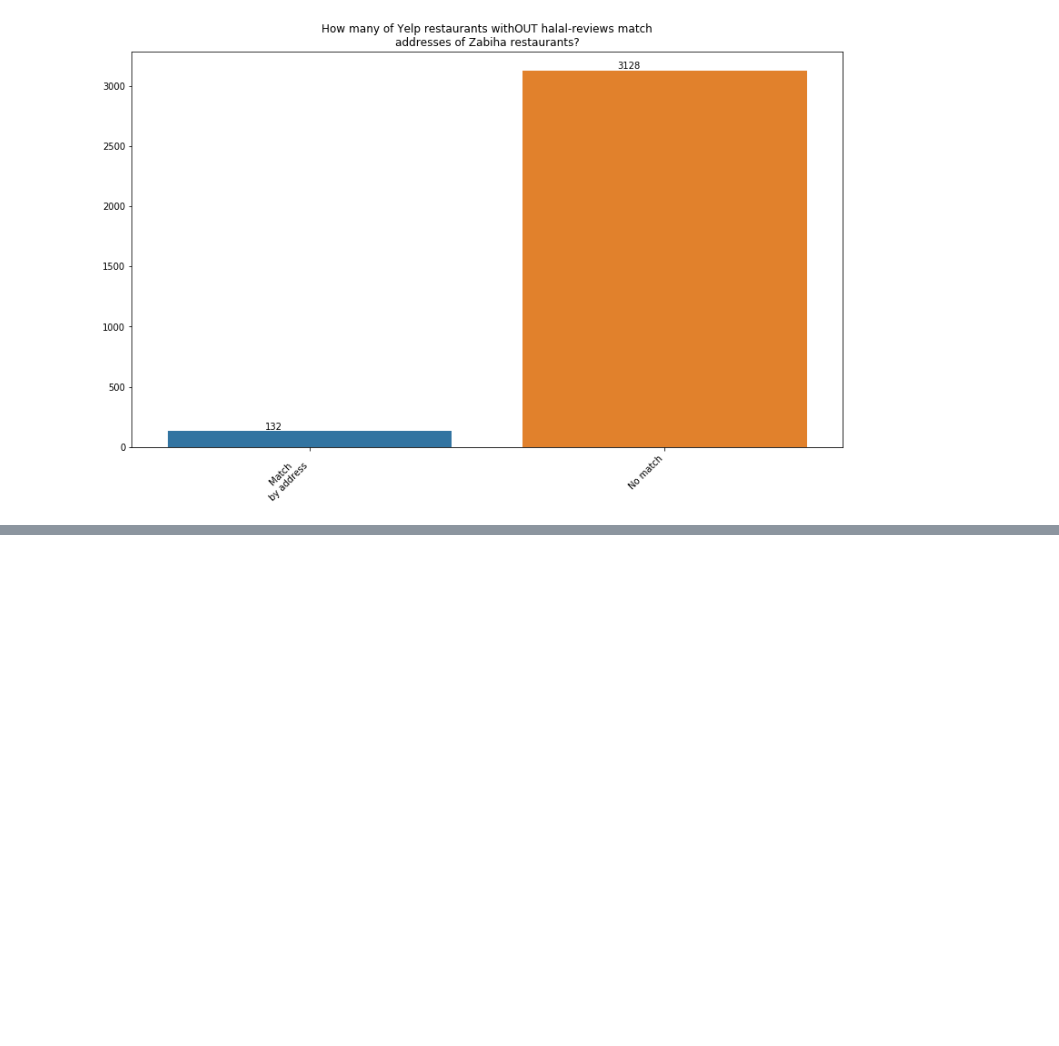
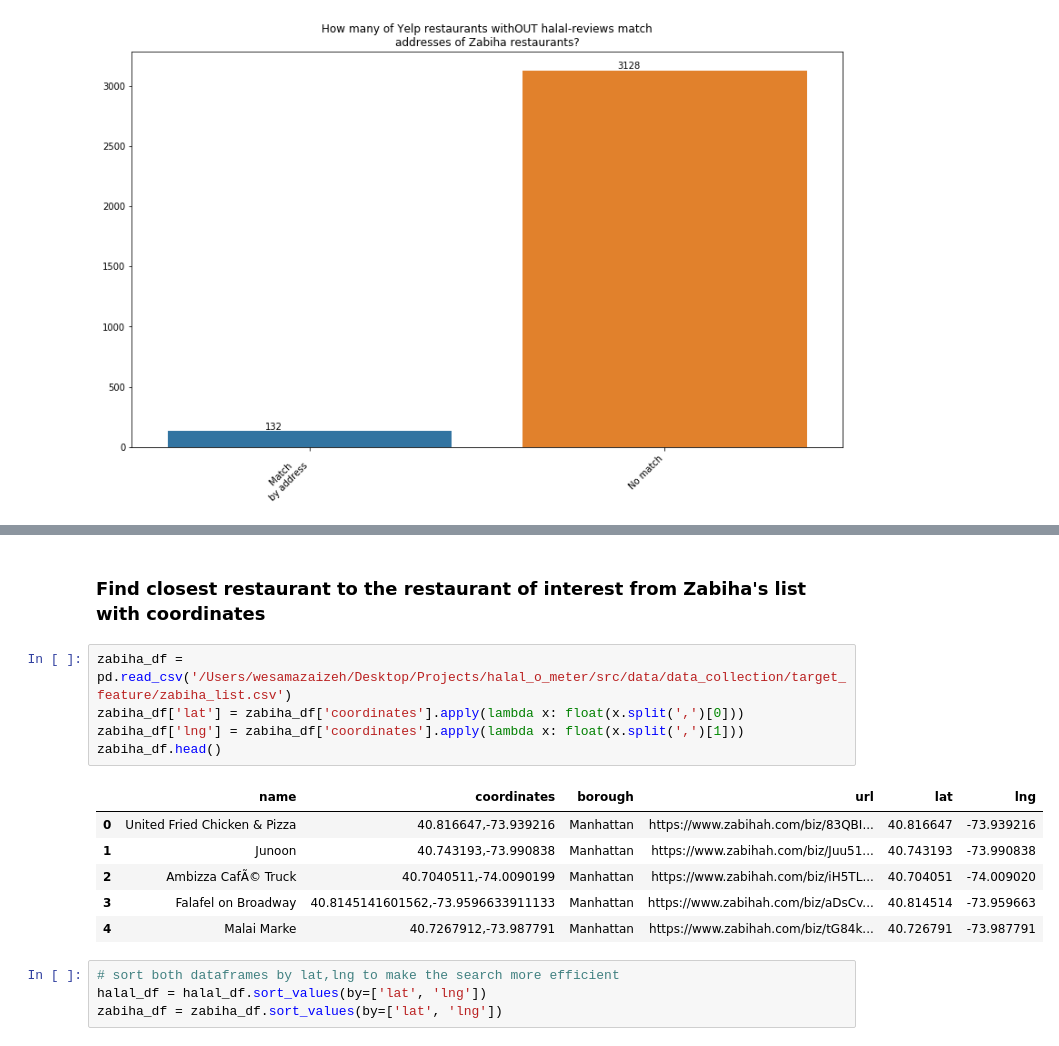
Before and after one commit to WAzaizeh/Halal_o_Meter, a Jupyter notebook: src/data/EDA/Yelp_EDA.ipynb, the cells around one changed output, grey strips where cells are left out. Drawn from its saved outputs; the diff is of its cells as text; blank space fills up the shorter version.

```diff
--- a/src/data/EDA/EDA.ipynb
+++ b/src/data/EDA/Yelp_EDA.ipynb
@@ -227,0 +242,18 @@ TypeError: tuple indices must be integers or slices, not str
+# %% [markdown]
+### Find closest restaurant to the restaurant of interest from Zabiha's list with coordinates
+# %%
+zabiha_df = pd.read_csv('/Users/wesamazaizeh/Desktop/Projects/halal_o_meter/src/data/data_collection/target_feature/zabiha_list.csv')
+zabiha_df['lat'] = zabiha_df['coordinates'].apply(lambda x: float(x.split(',')[0]))
+zabiha_df['lng'] = zabiha_df['coordinates'].apply(lambda x: float(x.split(',')[1]))
+zabiha_df.head()
+# %% [output]
+|  | name | coordinates | borough | url | lat | lng |
+| 0 | United Fried Chicken & Pizza | 40.816647,-73.939216 | Manhattan | https://www.zabihah.com/biz/83QBI... | 40.816647 | -73.939216 |
+| 1 | Junoon | 40.743193,-73.990838 | Manhattan | https://www.zabihah.com/biz/Juu51... | 40.743193 | -73.990838 |
+| 2 | Ambizza CafÃ© Truck | 40.7040511,-74.0090199 | Manhattan | https://www.zabihah.com/biz/iH5TL... | 40.704051 | -74.009020 |
+| 3 | Falafel on Broadway | 40.8145141601562,-73.9596633911133 | Manhattan | https://www.zabihah.com/biz/aDsCv... | 40.814514 | -73.959663 |
+| 4 | Malai Marke | 40.7267912,-73.987791 | Manhattan | https://www.zabihah.com/biz/tG84k... | 40.726791 | -73.987791 |
+# %%
+# sort both dataframes by lat,lng to make the search more efficient
+halal_df = halal_df.sort_values(by=['lat', 'lng'])
+zabiha_df = zabiha_df.sort_values(by=['lat', 'lng'])
```
Also changed, not shown: parts of 12 cells of this notebook, 17 other files.
